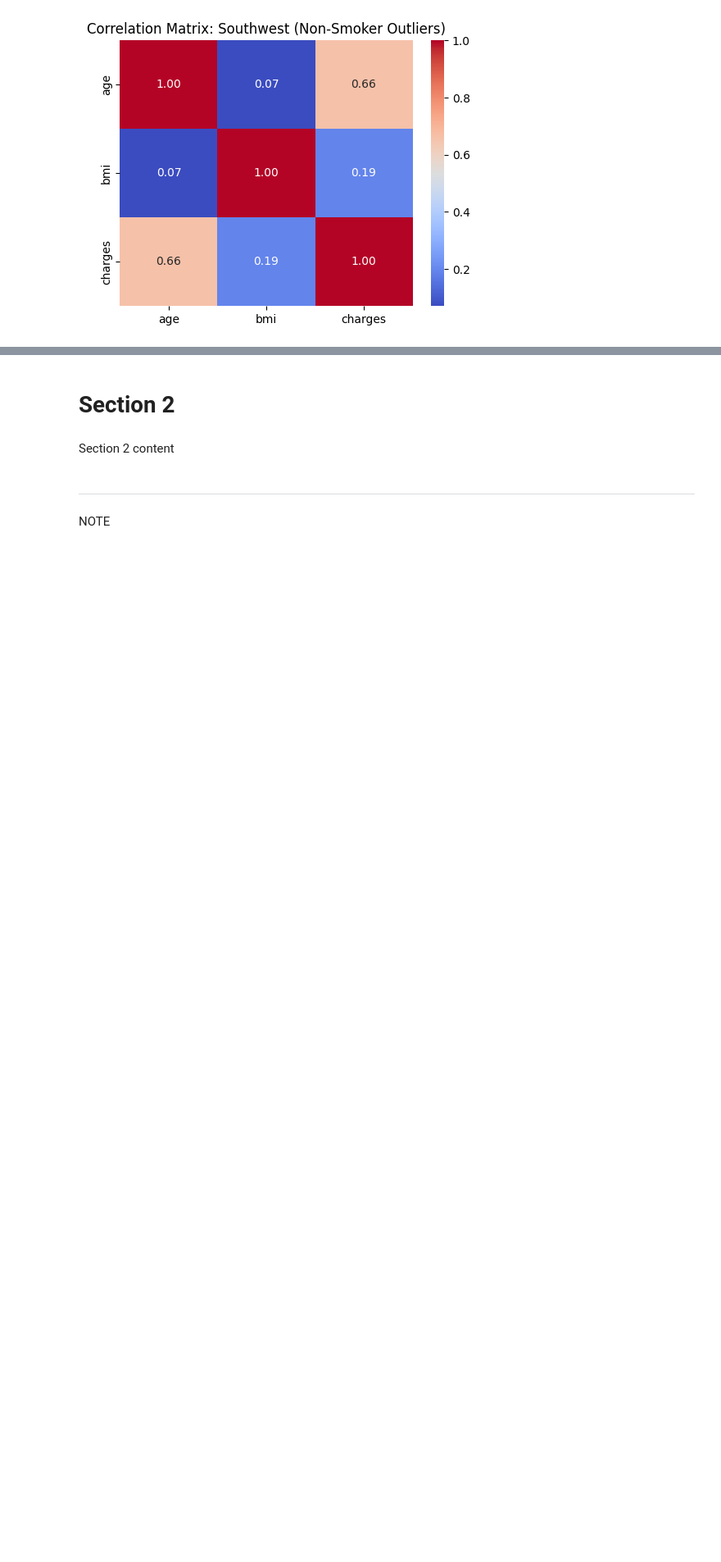
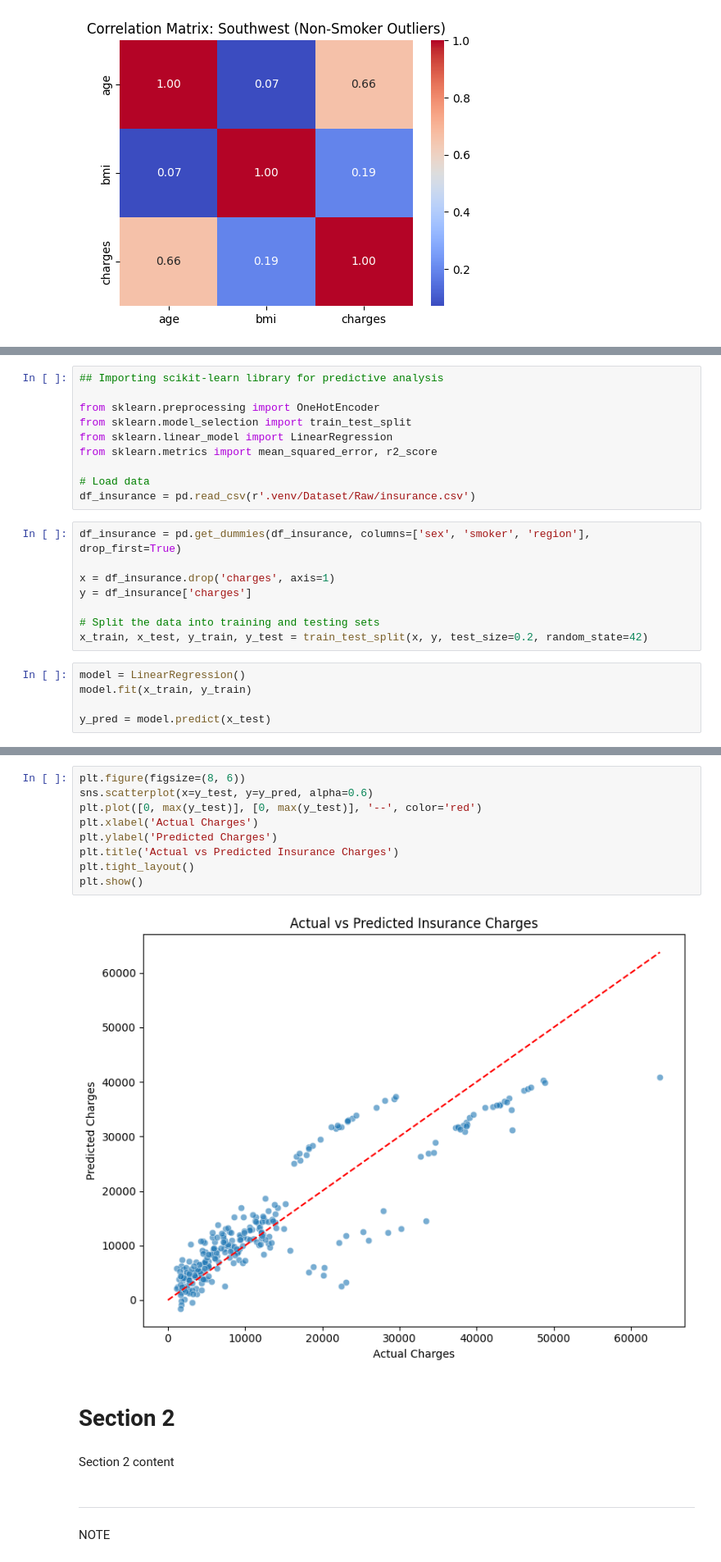
Before and after one commit to Khoi412/Hackathon1_Healthcare_Insurance_Cost_Analysis, a Jupyter notebook: jupyter_notebooks/Healthcare_insurance.ipynb, the cells around one changed output, grey strips where cells are left out. Shown at 82% size. Cells and saved outputs as stored; diff of their text form; blank space fills up the shorter version.

```diff
--- a/jupyter_notebooks/Healthcare_insurance.ipynb
+++ b/jupyter_notebooks/Healthcare_insurance.ipynb
@@ -433,0 +438,23 @@ for region in regions:
+# %%
+## Importing scikit-learn library for predictive analysis
+
+from sklearn.preprocessing import OneHotEncoder
+from sklearn.model_selection import train_test_split
+from sklearn.linear_model import LinearRegression
+from sklearn.metrics import mean_squared_error, r2_score
+
+# Load data
+df_insurance = pd.read_csv(r'.venv/Dataset/Raw/insurance.csv')
+# %%
+df_insurance = pd.get_dummies(df_insurance, columns=['sex', 'smoker', 'region'], drop_first=True)
+
+x = df_insurance.drop('charges', axis=1)
+y = df_insurance['charges']
+
+# Split the data into training and testing sets
+x_train, x_test, y_train, y_test = train_test_split(x, y, test_size=0.2, random_state=42)
+# %%
+model = LinearRegression()
+model.fit(x_train, y_train)
+
+y_pred = model.predict(x_test)
@@ -434,3 +472,14 @@ for region in regions:
+# %%
+plt.figure(figsize=(8, 6))
+sns.scatterplot(x=y_test, y=y_pred, alpha=0.6)
+plt.plot([0, max(y_test)], [0, max(y_test)], '--', color='red')
+plt.xlabel('Actual Charges')
+plt.ylabel('Predicted Charges')
+plt.title('Actual vs Predicted Insurance Charges')
+plt.tight_layout()
+plt.show()
+# %% [output]
+[figure, added]
 # %% [markdown]
 # Section 2
 # %% [markdown]
```
Also changed, not shown: parts of 4 cells of this notebook, 1 other file.
